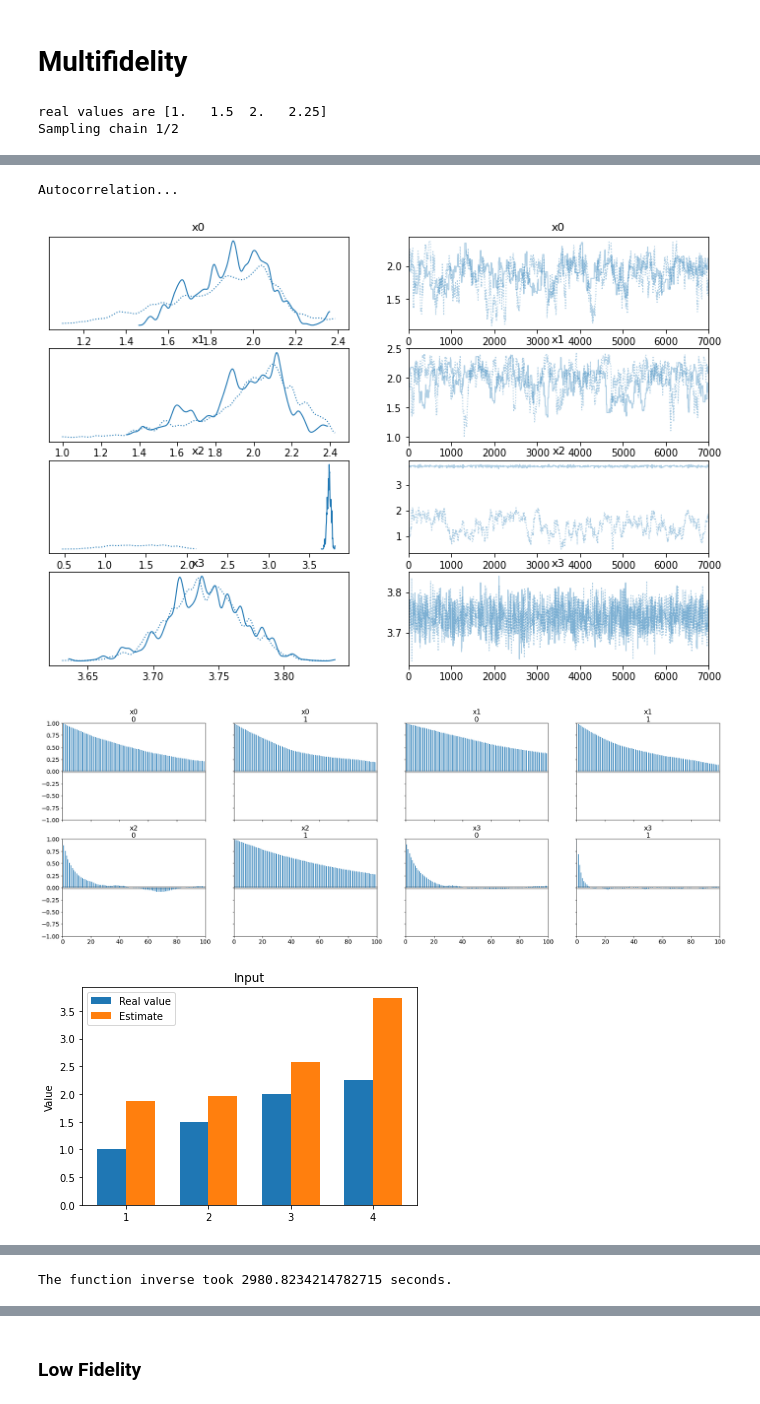
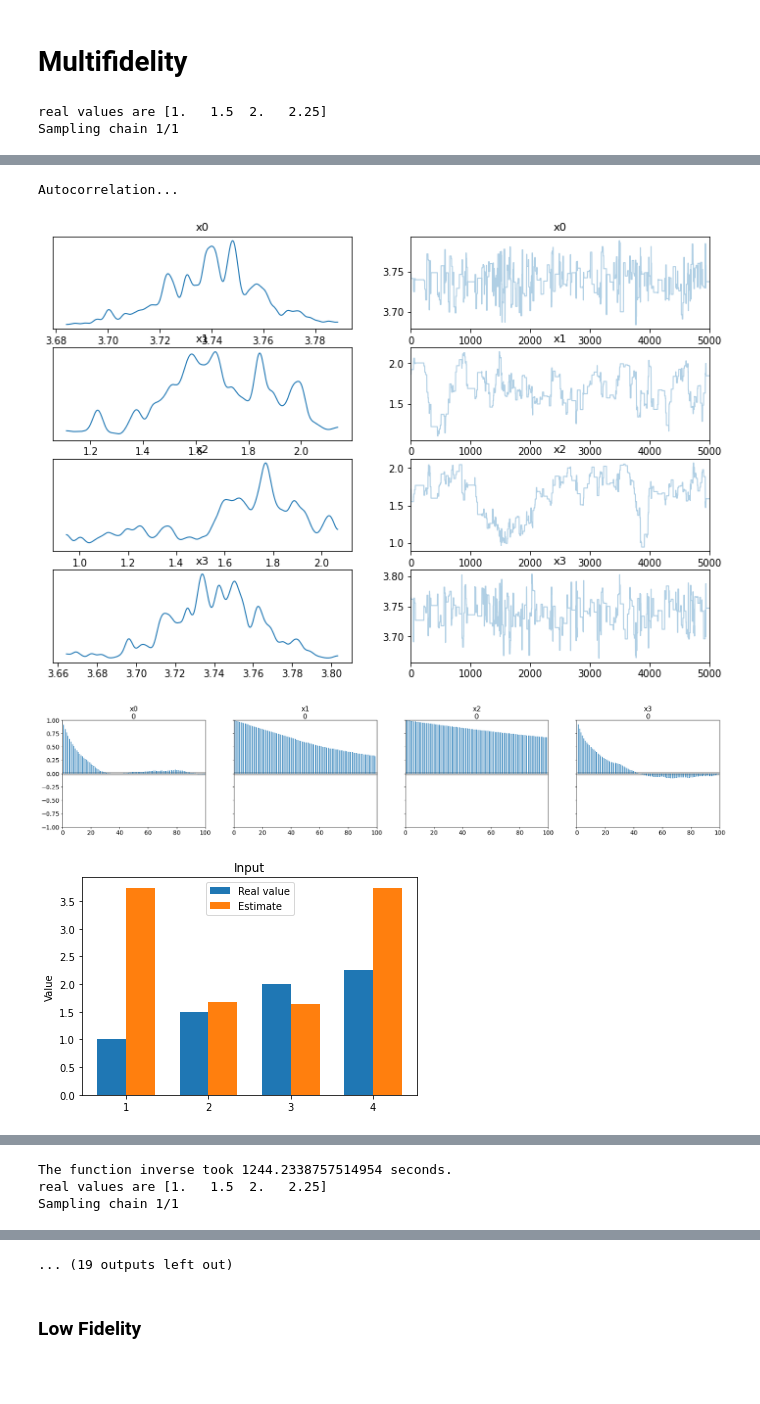
Before and after one commit to Jackmos/Multi-Fidelity-MCMC-methods, a Jupyter notebook: PACS_project2/1DBench_MCMC/main_disc_case.ipynb, the cells around one changed output, grey strips where cells are left out. Saved outputs shown, nothing was run; the diff lists cells and outputs as text; code cells hidden in the pictures; blank space fills up the shorter version.

Commit message:
mcmc 1d

```diff
--- a/PACS_project2/1DBench_MCMC/main_disc_case.ipynb
+++ b/PACS_project2/1DBench_MCMC/main_disc_case.ipynb
@@ -148,3 +148,19 @@ Text(0.5, 1.0, 'High fidelity model - 2-step')
 [figure]
 [figure]
 [figure]
+# %%
+dim=4
+#real_x = np.random.rand(dim)*5
+real_x=np.array([0.2,0.3,0.4,0.45])*5
+# Set parameters for the MCMC
+
+mean_prior = np.ones(dim)*2.5
+cov_prior = np.ones(dim)*5*0.2
+sigma=0.2
+rwmh_cov = np.eye(len(real_x)) # !
+rmwh_scaling = 0.1
+rwmh_adaptive = False
+iterations =8000#10000
+burnin = 3000
+n_chains=4
+values=np.array([0.05,0.1,0.2,0.5,1.])
@@ -157,18 +175,22 @@ real_x=np.array([0.2,0.3,0.4,0.45])*5
 # Set parameters for the MCMC
 
 mean_prior = np.ones(dim)*2.5
-cov_prior = np.ones(dim)*5*0.1
-sigma=0.1
+#cov_prior = np.ones(dim)*5*mult#*0.1
+#sigma=0.1*mult
 rwmh_cov = np.eye(len(real_x)) # !
 rmwh_scaling = 0.1
 rwmh_adaptive = False
-iterations =10000
+iterations =8000#10000
 burnin = 3000
-n_chains=2
+n_chains=1
+values=np.array([0.05,0.1,0.2,0.5,1.])
 # %% [markdown]
 # Multifidelity
 # %%
-estimate_MF=final_model.inverse(mean_prior, cov_prior=cov_prior, cov_noise=sigma, cov_likelihood=sigma*np.eye(real_x.shape[0]), y_obs=highfid(real_x), x_real=real_x, number_chains=n_chains, N=iterations, burn_in=burnin, diagnostic=True,rwmh_cov=rwmh_cov,rmwh_scaling=rmwh_scaling,rwmh_adaptive=rwmh_adaptive)
+for mult in values:
+    cov_prior = np.ones(dim)*5*mult#*0.1
+    sigma=mult
+    estimate_MF=final_model.inverse(mean_prior, cov_prior=cov_prior, cov_noise=sigma, cov_likelihood=sigma*np.eye(real_x.shape[0]), y_obs=highfid(real_x), x_real=real_x, number_chains=n_chains, N=iterations, burn_in=burnin, diagnostic=True,rwmh_cov=rwmh_cov,rmwh_scaling=rmwh_scaling,rwmh_adaptive=rwmh_adaptive)
 # %% [output]
 real values are [1.   1.5  2.   2.25]
-Sampling chain 1/2
+Sampling chain 1/1
@@ -188,4 +211,4 @@ x3   1.00
 Autocorrelation...
-[figure, old version]
+[figure, new version]
-[figure, old version]
+[figure, new version]
-[figure, old version]
+[figure, new version]
@@ -193 +216,3 @@ Autocorrelation...
-The function inverse took 2980.8234214782715 seconds.
+The function inverse took 1244.2338757514954 seconds.
+real values are [1.   1.5  2.   2.25]
+Sampling chain 1/1
@@ -194,3 +235,4 @@ The function inverse took 2980.8234214782715 seconds.
+... (19 outputs left out)
 # %% [markdown]
 ### Low Fidelity
 # %%
```
Also changed, not shown: parts of 7 cells of this notebook, 4 other files.
